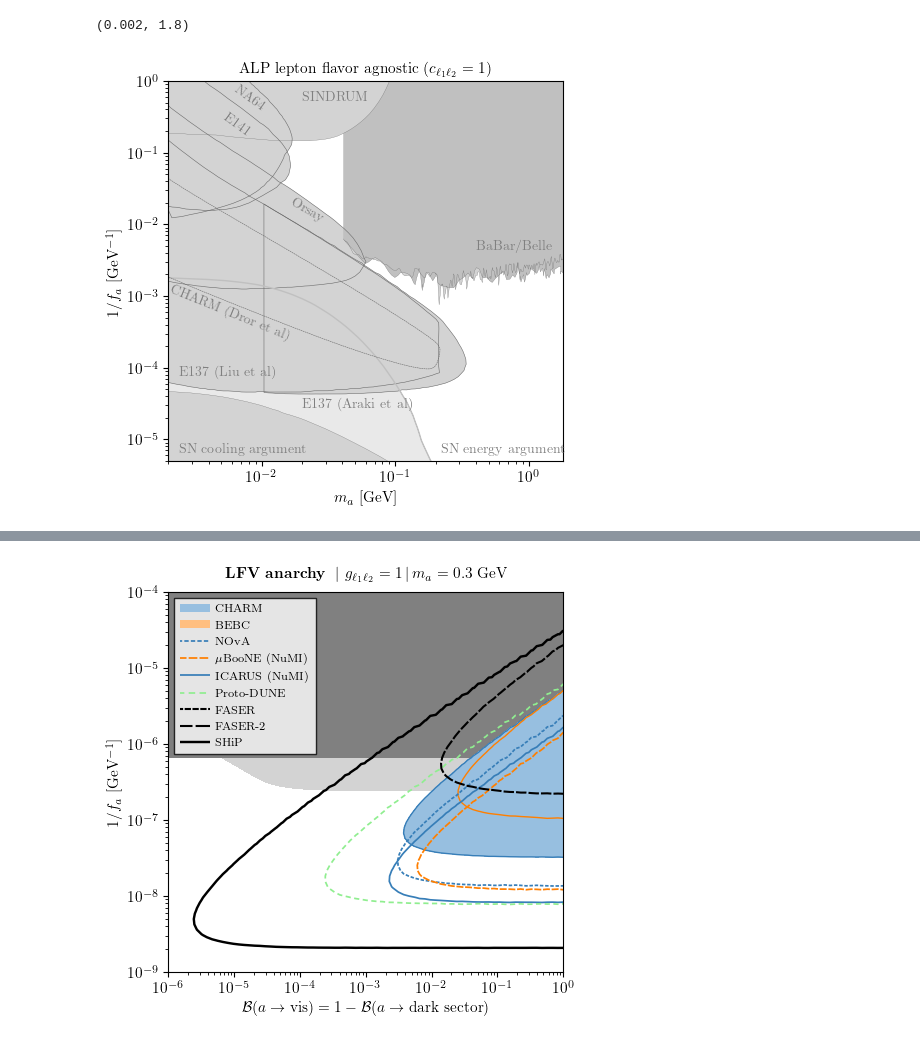
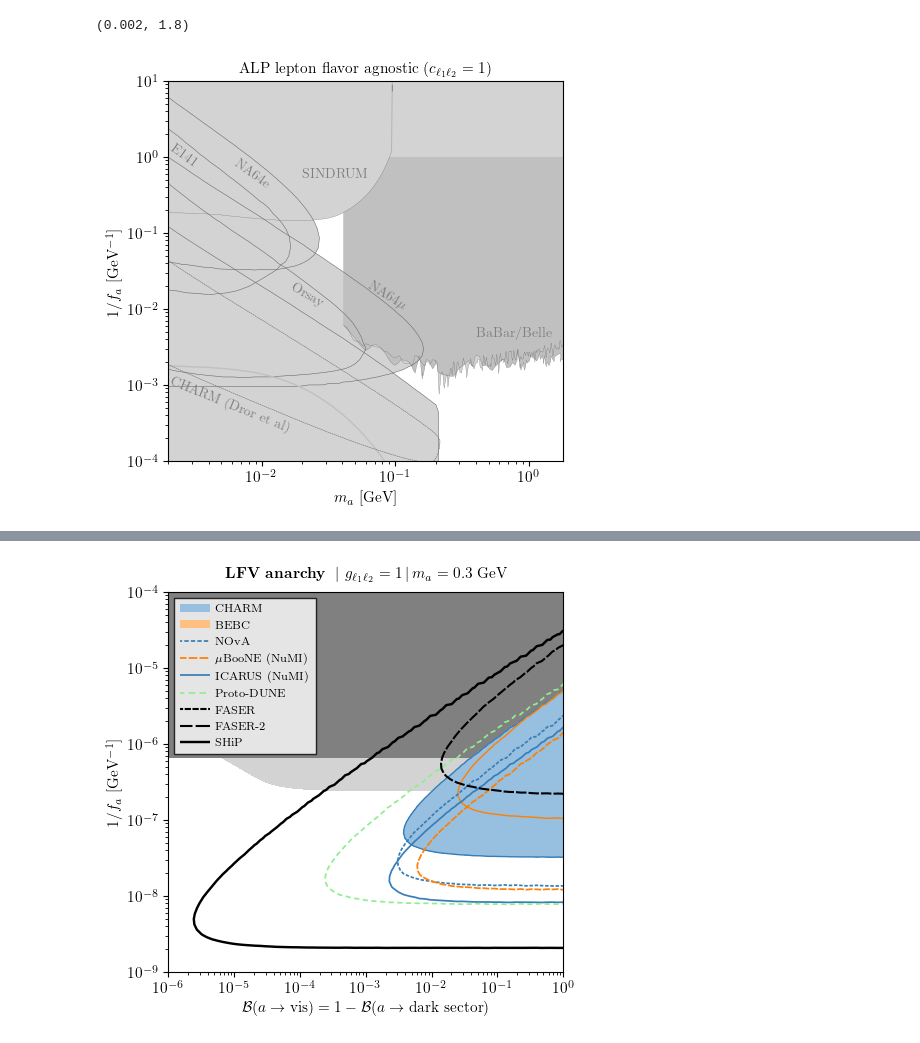
Before and after one commit to mhostert/tauALP, a Jupyter notebook: lfc_main_plots.ipynb, the cells around one changed output, grey strips where cells are left out. Cells and saved outputs as stored; diff of their text form; code cells hidden in the pictures.

```diff
--- a/lfc_main_plots.ipynb
+++ b/lfc_main_plots.ipynb
@@ -306,32 +24,29 @@ def plot_other_limits_LFC(ax, muphobic=False, alp=None, linewidth=1, nocolor='li
 # %%
 fig, ax = pt.std_fig(figsize=(5,5))
 
 name = 'anarchy'
 lamb = 1
-c_lepton = np.array([[1, lamb**2, lamb],
-                     [lamb**2, 1, lamb],
-                     [lamb, lamb, 1]
-                     ])
+c_lepton = np.diag([1, 1, 1])
 
-plot_other_limits_LFC(ax, linewidth=0.2, muphobic=True)
+pt.plot_other_limits_LFC(ax, linewidth=0.2, c_lepton=c_lepton)
 
 ma, fa = np.geomspace(1e-2, 1.8, 1000), np.geomspace(1, 1e5, 1000)
 MA, FA = np.meshgrid(ma, fa)
 
 alp = ALP(MA, FA, c_lepton=c_lepton)
 Eavg = 20 # GeV
 # ax.contour(MA, 1/FA, const.get_decay_rate_in_cm(alp.Gamma_a/(Eavg/MA))*1e-2, levels=[179], colors='black', linewidths=1.5, linestyles='solid', alpha=0.5)
 ax.set_yscale('log')
 ax.set_xscale('log')
 ax.set_ylabel(r'$1/f_a$ [GeV$^{-1}$]')
 ax.set_xlabel(r'$m_a$ [GeV]')
 ax.set_title(r'ALP lepton flavor agnostic ($c_{\ell_1 \ell_2}  = 1$)', fontsize=11)
 ax.legend(loc='upper right', fontsize=10)
-ax.set_ylim(5e-6,1)
+ax.set_ylim(1e-4,10)
 ax.set_xlim(2e-3,1.8)
 # %% [output]
 (0.002, 1.8)
-[figure, old version]
+[figure, new version]
 # %%
 def main_plot(BP_NAME, c_lepton, c_NN, mN, fa_power=1, plot_DUNEs=True, figsize=(5,5), smear=False, ymax=1e-3, ymin=1e-10, xmin=1e-2, xmax=2, ncol=1, loc='upper right', yscale='log', xscale='log', legend=True, name_modifier='', vlines=True, linewidth=0.5):
 
```
Also changed, not shown: parts of 4 cells of this notebook, 49 other files.
